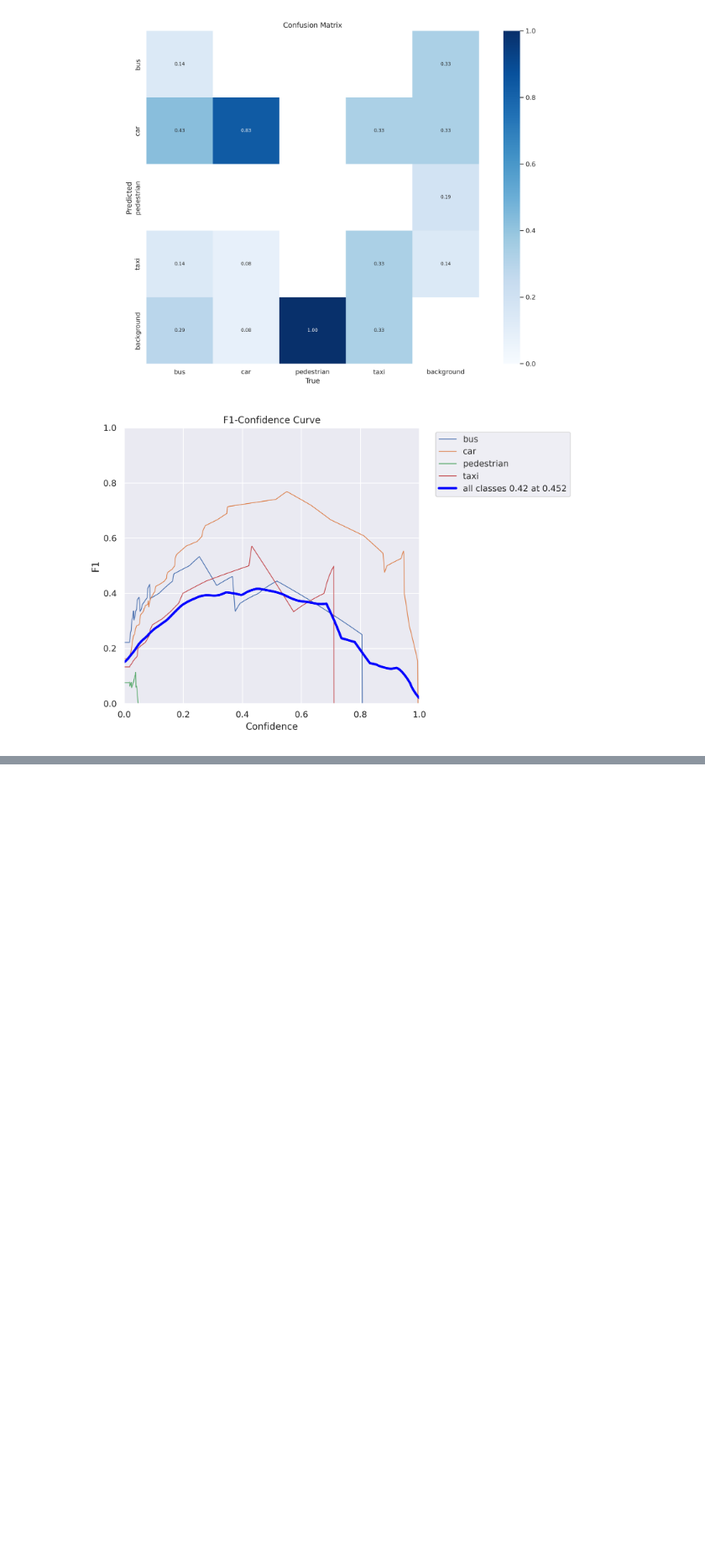
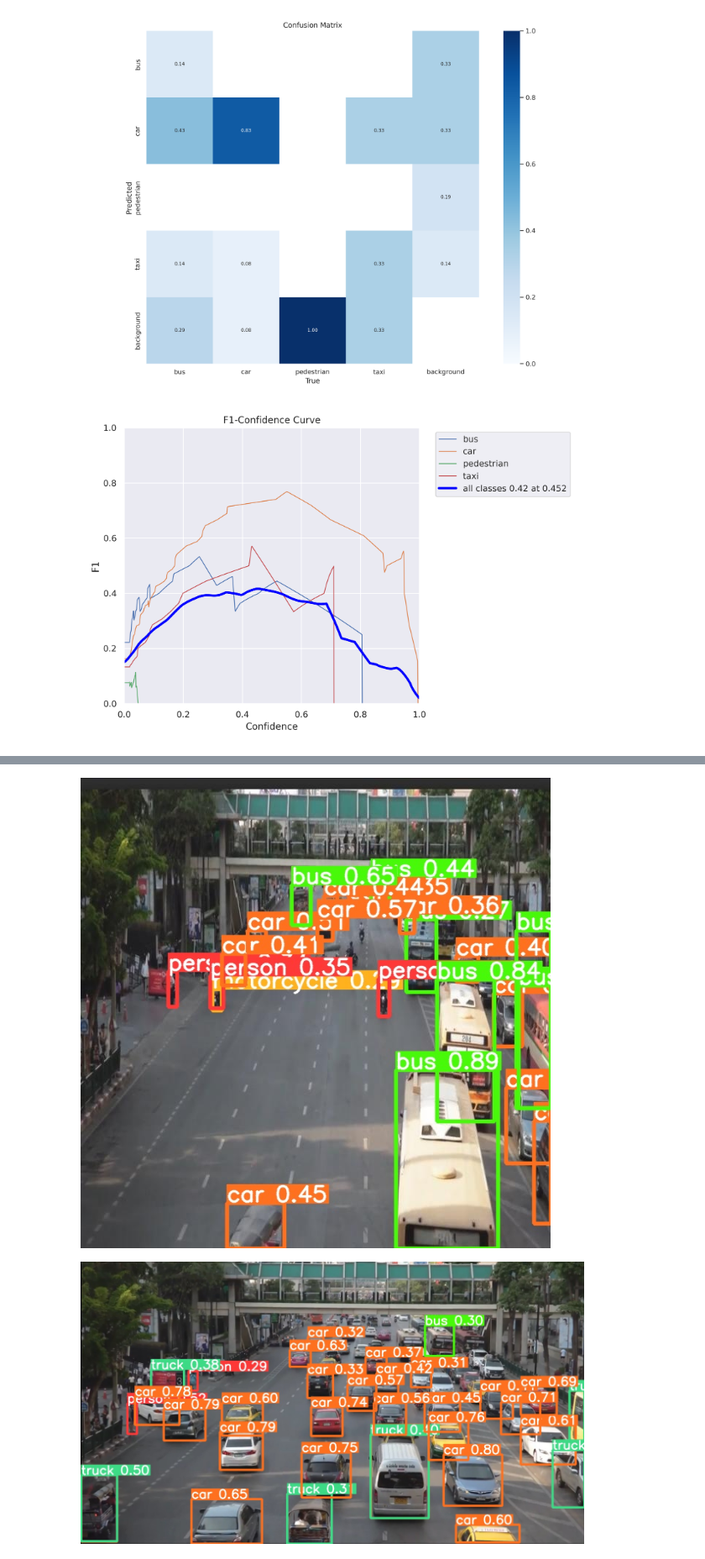
Before and after one commit to Nattawat1409/PMU-B-PersonalAI, a Jupyter notebook: train_yolov8_object_detection_on_custom_dataset_nattawat_ruensumrit.ipynb, the cells around one changed output, grey strips where cells are left out. Shown at 84% size. Cells and saved outputs as stored; diff of their text form; code cells hidden in the pictures; blank space fills up the shorter version.

```diff
--- a/train_yolov8_object_detection_on_custom_dataset_nattawat_ruensumrit.ipynb
+++ b/train_yolov8_object_detection_on_custom_dataset_nattawat_ruensumrit.ipynb
@@ -427,10 +431,3 @@ FileNotFoundError: [Errno 2] No such file or directory: '/content/runs/detect/tr
 Sentry is attempting to send 2 pending events
 Waiting up to 2 seconds
 Press Ctrl-C to quit
-# %%
-import glob
-from IPython.display import Image, display
-
-for image_path in glob.glob(f'{HOME}/runs/detect/train/*.jpg')[:3]:
-      display(Image(filename=image_path, width=600))
-      print("\n")
@@ -466,7 +501,16 @@ Results saved to runs/detect/predict
 # %%
 import glob
 from IPython.display import Image, display
 
-for image_path in glob.glob(f'/content/runs/detect/predict/messageImage_1734250754816_jpg.rf.cd9ce63217c5c261d29296a4d422e1e7.jpg')[:3]:
+for image_path in glob.glob('/content/runs/detect/predict2/messageImage_1734250754816_jpg.rf.cd9ce63217c5c261d29296a4d422e1e7.jpg')[:3]:
       display(Image(filename=image_path, width=600))
       print("\n")
+
+
+
+for image_path in glob.glob('/content/runs/detect/predict6/check.jpg')[:3]:
+      display(Image(filename=image_path, width=600))
+      print("\n")
+# %% [output]
+[figure, added]
+[figure, added]
```
Also changed, not shown: parts of 15 cells of this notebook.
